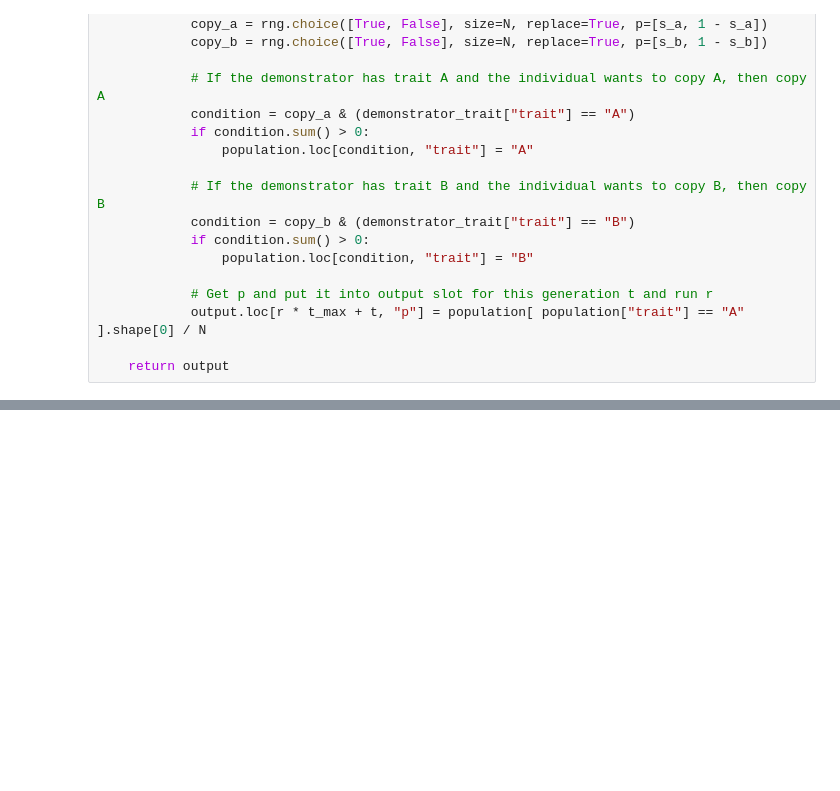
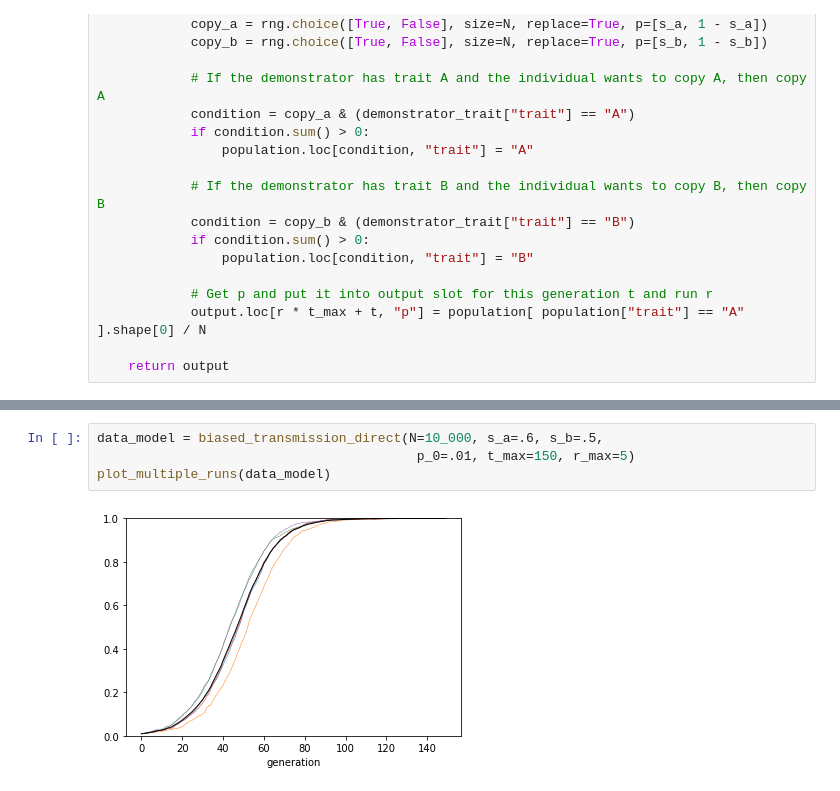
Before and after one commit to fabianmoss/musicmemes, a Jupyter notebook: chapter03.ipynb, the cells around one changed output, grey strips where cells are left out. Cells and saved outputs as stored; diff of their text form; blank space fills up the shorter version.

```diff
--- a/chapter03.ipynb
+++ b/chapter03.ipynb
@@ -55 +61,7 @@ def biased_transmission_direct(N, s_a, s_b, p_0, t_max, r_max):
+# %%
+data_model = biased_transmission_direct(N=10_000, s_a=.6, s_b=.5,
+                                         p_0=.01, t_max=150, r_max=5)
+plot_multiple_runs(data_model)
+# %% [output]
+[figure, added]
 # %%
```
Also changed, not shown: parts of 4 cells of this notebook.
